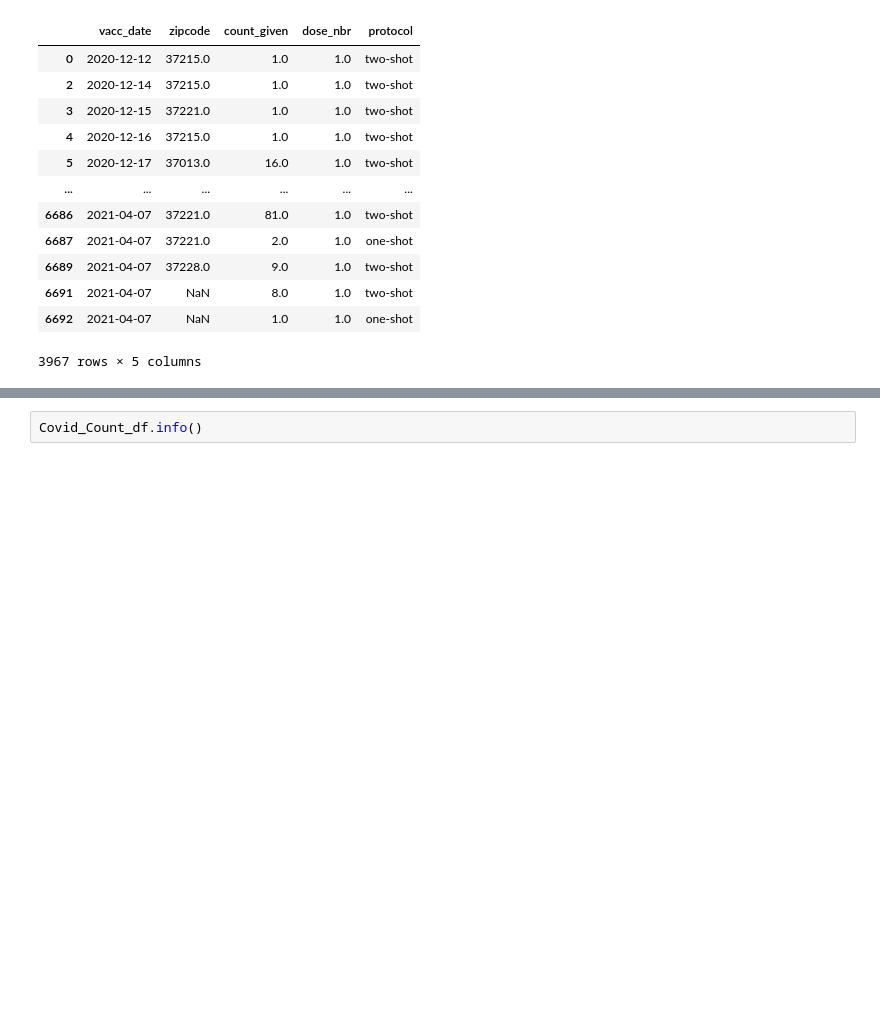
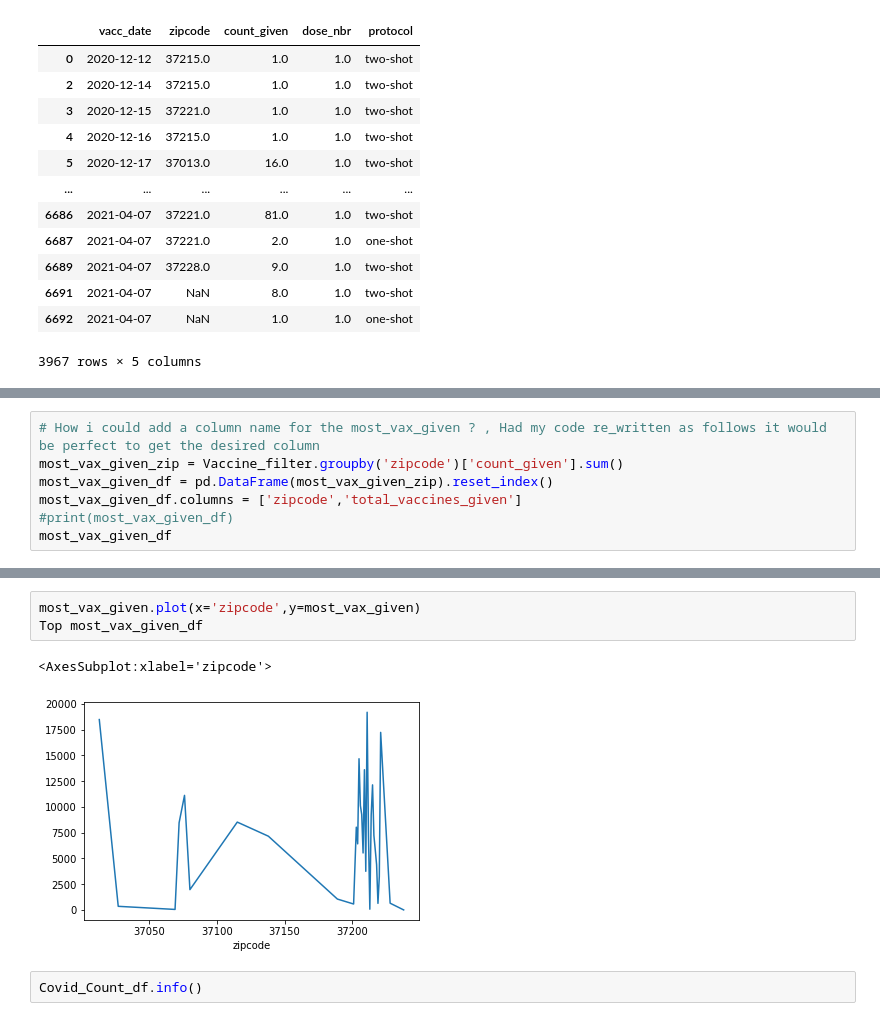
Before and after one commit to ryanhilber93/nash-covid-cases-vaccines-hot_chickens, a Jupyter notebook: data/COVID Vaccine Data.ipynb, the cells around one changed output, grey strips where cells are left out. Cells and saved outputs as stored; diff of their text form; blank space fills up the shorter version.

```diff
--- a/data/COVID Vaccine Data.ipynb
+++ b/data/COVID Vaccine Data.ipynb
@@ -57,0 +121,7 @@ Vaccine_filter
+# %%
+# How i could add a column name for the most_vax_given ? , Had my code re_written as follows it would be perfect to get the desired column
+most_vax_given_zip = Vaccine_filter.groupby('zipcode')['count_given'].sum()
+most_vax_given_df = pd.DataFrame(most_vax_given_zip).reset_index()
+most_vax_given_df.columns = ['zipcode','total_vaccines_given']
+#print(most_vax_given_df)
+most_vax_given_df
@@ -58,3 +166,9 @@ Vaccine_filter
+# %%
+most_vax_given.plot(x='zipcode',y=most_vax_given)
+Top most_vax_given_df
+# %% [output]
+<AxesSubplot:xlabel='zipcode'>
+[figure, added]
 # %%
 Covid_Count_df.info()
 # %% [output]
```
Also changed, not shown: parts of 25 cells of this notebook.
